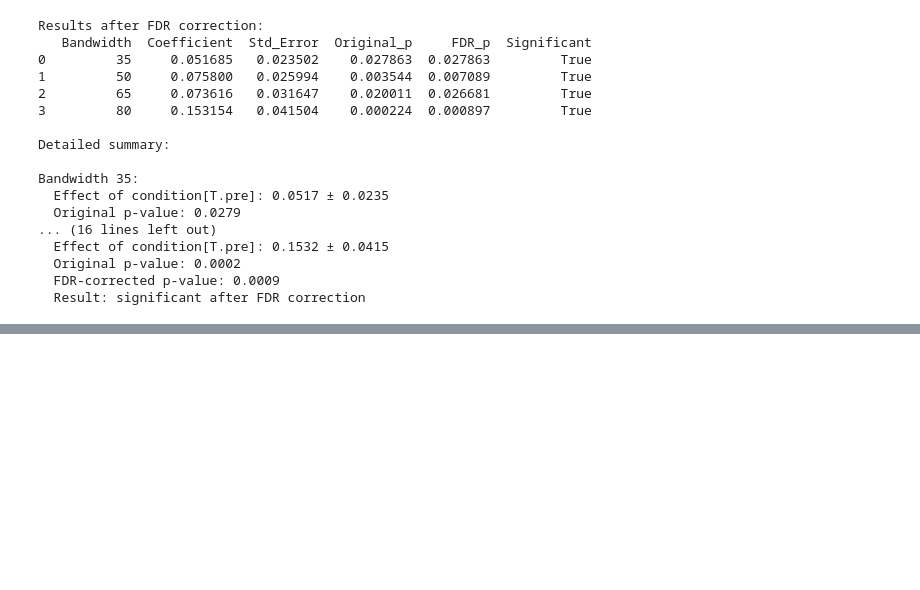
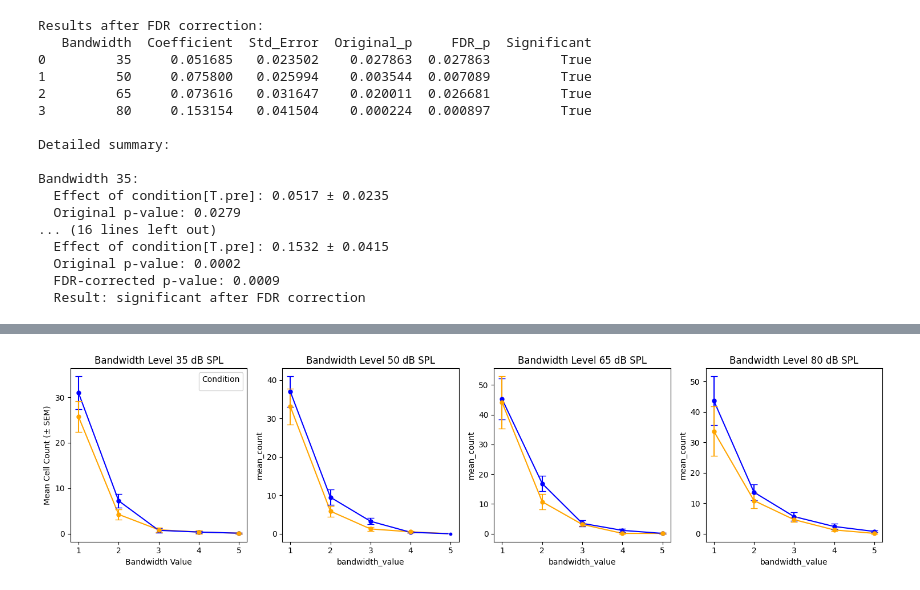
Before and after one commit to ConorLane1995/2Psinapod_E2E_Two_Photon_Neuroimaging_Pipeline, a Jupyter notebook: Feature_Analysis_Notebooks/bandwidth_LMM_analysis.ipynb, the cells around one changed output, grey strips where cells are left out. Saved outputs shown, nothing was run; the diff lists cells and outputs as text; code cells hidden in the pictures; blank space fills up the shorter version.

```diff
--- a/Feature_Analysis_Notebooks/bandwidth_LMM_analysis.ipynb
+++ b/Feature_Analysis_Notebooks/bandwidth_LMM_analysis.ipynb
@@ -399,0 +541,77 @@ Bandwidth 35:
+# %%
+def plot_bandwidth_with_raw_counts(long_df):
+    import matplotlib.pyplot as plt
+    import seaborn as sns
+    import numpy as np
+    import pandas as pd
+    import matplotlib.ticker as ticker
+
+    bandwidth_levels = [35, 50, 65, 80]
+    fig, axes = plt.subplots(1, 4, figsize=(15, 4))
+    axes = axes.ravel()
+    palette = {"pre": "b", "post": "#FFA500"}  # Orange for 'post'
+
+    for i, level in enumerate(bandwidth_levels):
+        ax = axes[i]
+
+        # Filter for current bandwidth level, remove zeros, limit max to 5
+        subset = long_df[
+            (long_df['bandwidth_level'] == level) &
+            (long_df['bandwidth_value'] > 0) &
+            (long_df['bandwidth_value'] <= 5)
+        ]
+
+        # Count number of cells per bandwidth value, per mouse and condition
+        count_df = subset.groupby(['condition', 'bandwidth_value', 'mouse_id']).size().reset_index(name='count')
+
+        # Ensure all combinations exist — even zeros
+        all_combos = pd.MultiIndex.from_product(
+            [
+                subset['condition'].unique(),
+                range(1, 6),  # Bandwidth values from 1 to 5
+                subset['mouse_id'].unique()
+            ],
+            names=['condition', 'bandwidth_value', 'mouse_id']
+        )
+
+        count_df = count_df.set_index(['condition', 'bandwidth_value', 'mouse_id']).reindex(all_combos, fill_value=0).reset_index()
+
+        # Calculate mean and SEM per condition and bandwidth_value
+        stats_df = count_df.groupby(['condition', 'bandwidth_value']).agg(
+            mean_count=('count', 'mean'),
+            sem=('count', lambda x: np.std(x, ddof=1) / np.sqrt(len(x)) if len(x) > 1 else 0)
+        ).reset_index()
+
+        # Plot
+        sns.lineplot(
+            data=stats_df,
+            x='bandwidth_value', y='mean_count', hue='condition',
+            marker='o', markersize=5, ax=ax, palette=palette, legend=False
+        )
+
+        # Add error bars
+        for condition, color in palette.items():
+            cond_data = stats_df[(stats_df['condition'] == condition) & (stats_df['sem'] > 0)]
+            ax.errorbar(
+                cond_data['bandwidth_value'], cond_data['mean_count'],
+                yerr=cond_data['sem'], fmt='o', color=color, capsize=4, markersize=5
+            )
+
+        ax.set_title(f'Bandwidth Level {level} dB SPL')
+
+        ax.yaxis.set_major_locator(ticker.MultipleLocator(10))
+        ax.set_xlim(0.8, 5.2)
+
+        if i == 0:
+            ax.set_xlabel('Bandwidth Value')
+            ax.set_ylabel('Mean Cell Count (± SEM)')
+
+            ax.legend(title='Condition')
+
+
+    plt.tight_layout()
+    plt.show()
+
+plot_bandwidth_with_raw_counts(prepared_saline)
+# %% [output]
+[figure, added]
```
Also changed, not shown: parts of 31 cells of this notebook, 18 other files.
